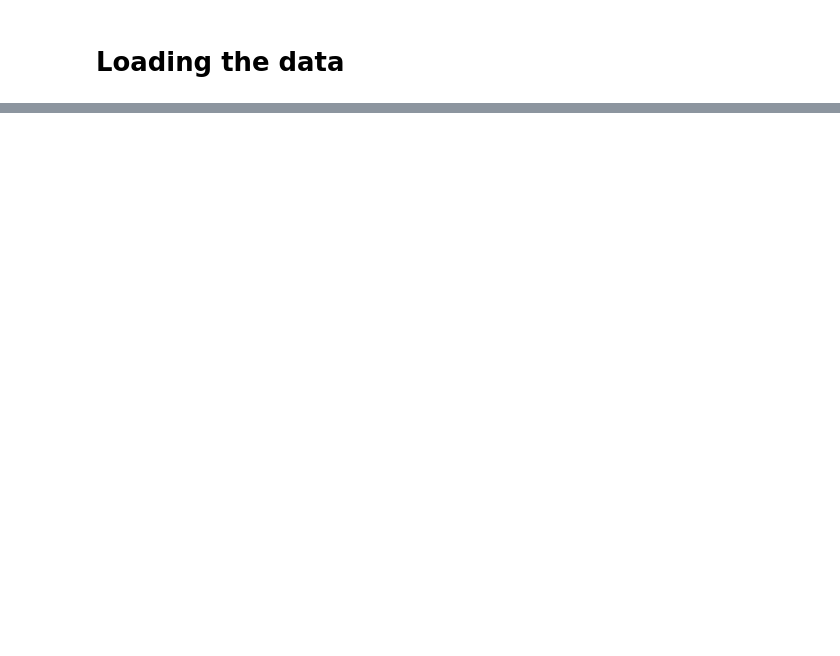
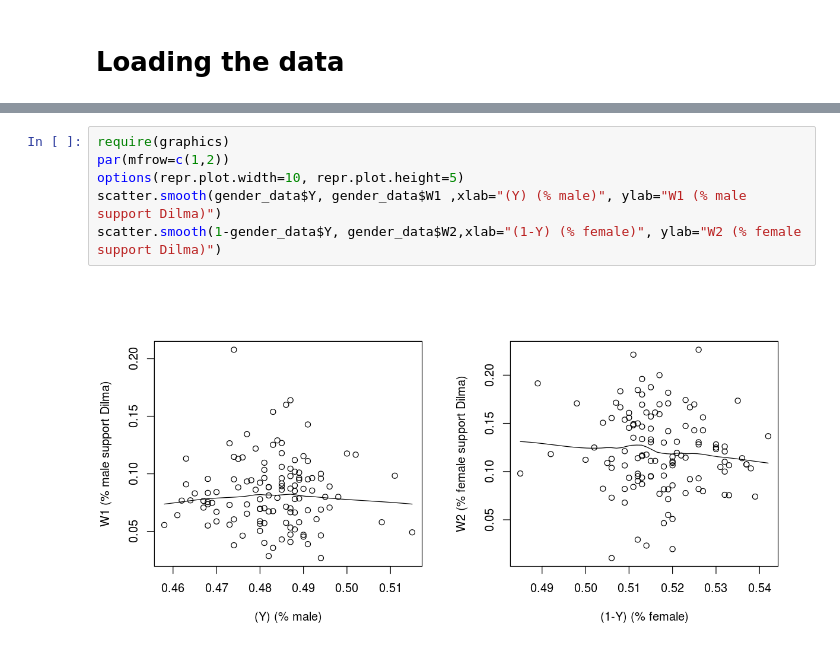
Before and after one commit to Guzpenha/Ecological-Inference-on-social-data, a Jupyter notebook: experiments/1 - Data exploration .ipynb, the cells around one changed output, grey strips where cells are left out. Drawn from its saved outputs; the diff is of its cells as text; blank space fills up the shorter version.

```diff
--- a/experiments/1 - Data exploration .ipynb
+++ b/experiments/1 - Data exploration .ipynb
@@ -36,0 +42,8 @@ plot(gender_data$X, gender_data$W2)
+# %%
+require(graphics)
+par(mfrow=c(1,2))
+options(repr.plot.width=10, repr.plot.height=5)
+scatter.smooth(gender_data$Y, gender_data$W1 ,xlab="(Y) (% male)", ylab="W1 (% male support Dilma)")
+scatter.smooth(1-gender_data$Y, gender_data$W2,xlab="(1-Y) (% female)", ylab="W2 (% female support Dilma)")
+# %% [output]
+[figure, added]
```
Also changed, not shown: parts of 8 cells of this notebook.
